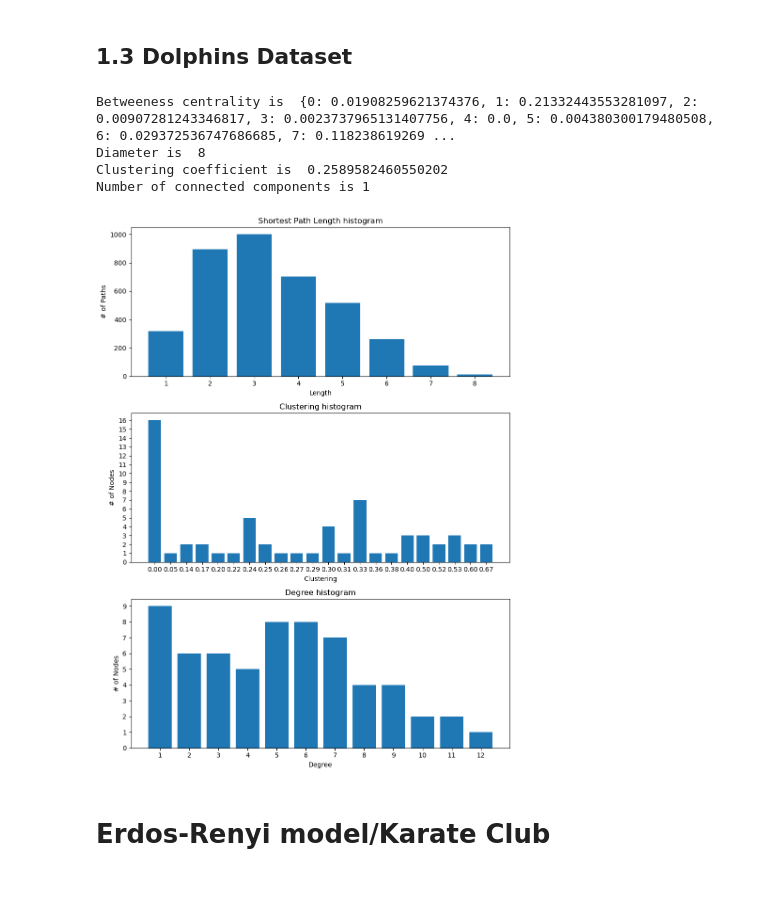
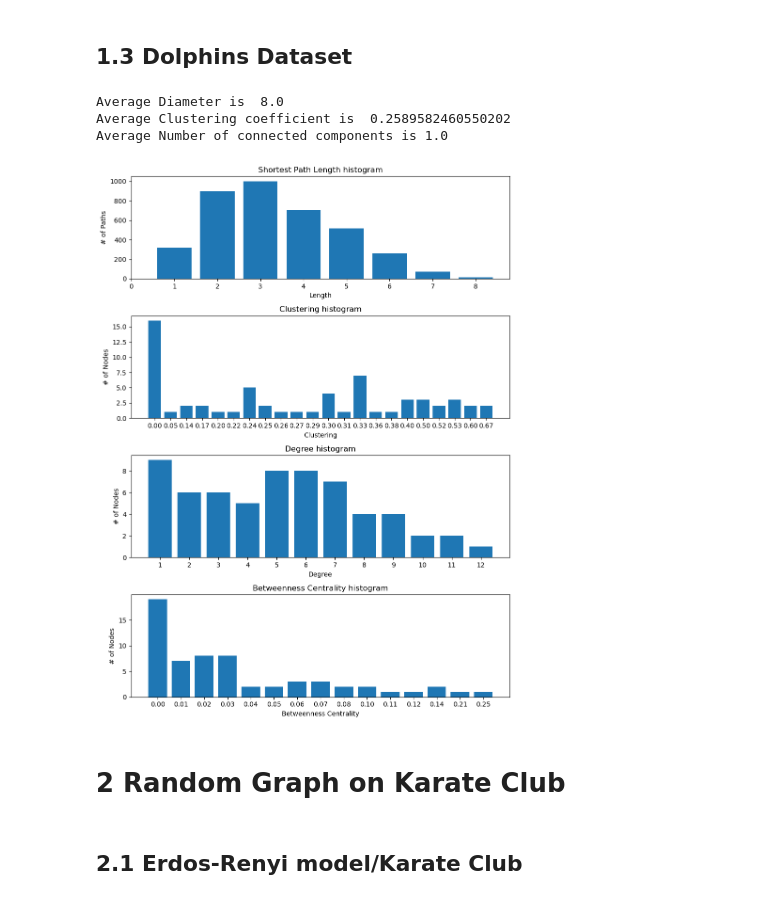
Before and after one commit to jiahaoxu14/CS142-NetworkScience, a Jupyter notebook: HW5/HWK5.ipynb, the cells around one changed output. Drawn from its saved outputs; the diff is of its cells as text; code cells hidden in the pictures.

```diff
--- a/HW5/HWK5.ipynb
+++ b/HW5/HWK5.ipynb
@@ -8,14 +8,27 @@ import seaborn as sns
 # %% [markdown]
 # Supporting Functions
 # %%
-def print_features(G):
-    print("Betweeness centrality is ", nx.betweenness_centrality(G))
+def print_features(G_list):
 
-    if nx.is_connected(G) ==  True:
-        print("Diameter is ", nx.diameter(G))
-    else:
-        print("Graph G is not connected")
+    diameter = 0
+    clustering = 0
+    num_connected_com = 0
 
-    print("Clustering coefficient is ", nx.average_clustering(G))
-    print("Number of connected components is", nx.number_connected_components(G))
+    for G in G_list:
+
+        if nx.is_connected(G) ==  True:
+            diameter = diameter + nx.diameter(G)
+        else:
+            Gcc = sorted(nx.connected_components(G), key=len, reverse=True)
+            G0 = G.subgraph(Gcc[0])
+            diameter = diameter + nx.diameter(G0)
+
+        clustering = clustering + nx.average_clustering(G)
+
+        num_connected_com = num_connected_com + nx.number_connected_components(G)
+
+
+    print("Average Diameter is ", diameter / len(G_list))
+    print("Average Clustering coefficient is ", clustering / len(G_list))
+    print("Average Number of connected components is", num_connected_com / len(G_list))
 # %%
@@ -127,16 +163,17 @@ for i in df_dophinstr:
 
 G_dolphin = nx.from_numpy_matrix(df_dophoin)
 # %%
-print_features(G_dolphin)
-draw_histogram(G_dolphin)
+print_features([G_dolphin])
+draw_histogram([G_dolphin])
 # %% [output]
-Betweeness centrality is  {0: 0.01908259621374376, 1: 0.21332443553281097, 2: 0.00907281243346817, 3: 0.0023737965131407756, 4: 0.0, 5: 0.004380300179480508, 6: 0.029372536747686685, 7: 0.118238619269 ...
-Diameter is  8
-Clustering coefficient is  0.2589582460550202
-Number of connected components is 1
+Average Diameter is  8.0
+Average Clustering coefficient is  0.2589582460550202
+Average Number of connected components is 1.0
-[figure, old version]
+[figure, new version]
+# %% [markdown]
+# 2 Random Graph on Karate Club
 # %% [markdown]
-# Erdos-Renyi model/Karate Club
+## 2.1 Erdos-Renyi model/Karate Club
 # %%
 nodes_num = nx.number_of_nodes(G_karate)
 probability = nx.number_of_edges(G_karate) / (nodes_num * (nodes_num - 1) / 2)
```
Also changed, not shown: parts of 40 cells of this notebook, 30 other files.
